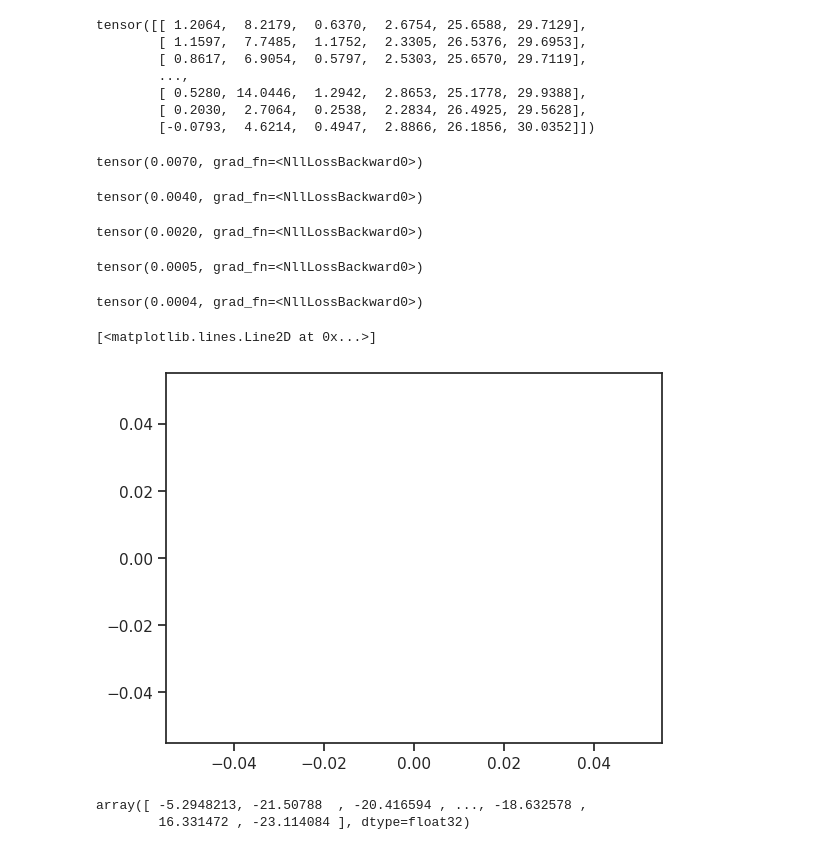
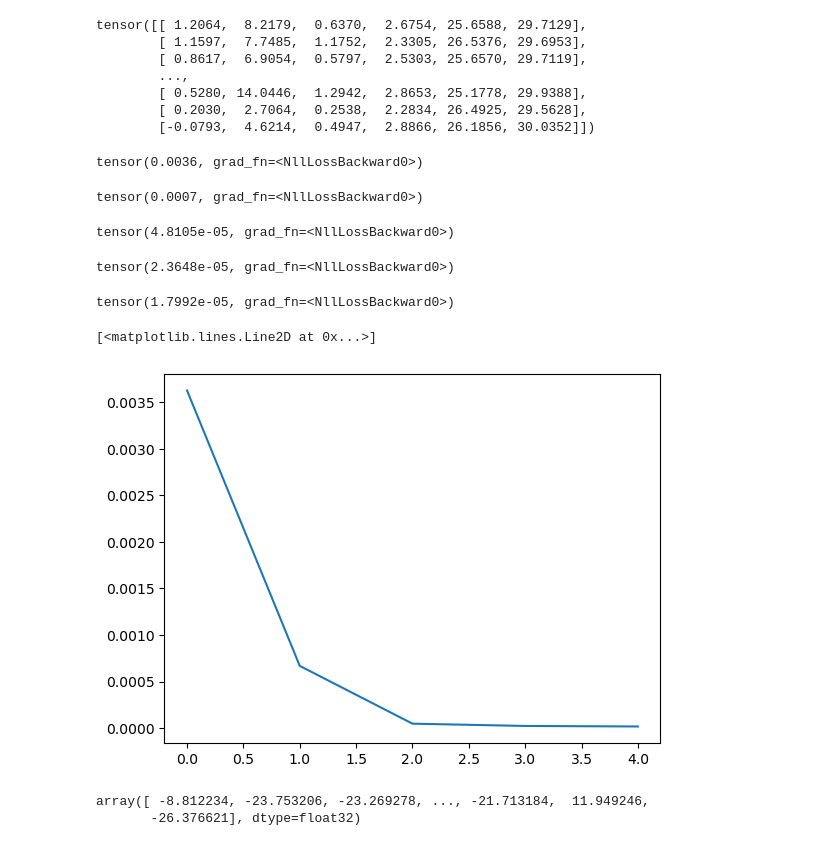
Before and after one commit to ficnawode/pid-ml-lssn, a Jupyter notebook: pid_train.ipynb, the cells around one changed output. Saved outputs shown, nothing was run; the diff lists cells and outputs as text; code cells hidden in the pictures.

```diff
--- a/pid_train.ipynb
+++ b/pid_train.ipynb
@@ -113,3 +7,5 @@ See the caveats in the documentation: https://pandas.pydata.org/pandas-docs/stab
+# %%
+df = pd.read_csv('particle_data.csv')
 # %%
 def train_test_split(df:pd.DataFrame ):
     crosspoint = len(df)*3//4
@@ -184,40 +80,40 @@ tensor([[ 1.2064,  8.2179,  0.6370,  2.6754, 25.6588, 29.7129],
 # %%
 
 
 # training parameters
 n_epochs = 5
 batch_size = 20
 batches_per_epoch = len(X) // batch_size
 loss_history = []
 
 for epoch in range(n_epochs):
     loss = 0
     with tqdm.trange(batches_per_epoch, unit="batch", mininterval=0) as bar:
         bar.set_description(f"Epoch {epoch}")
         for i in bar:
             # take a batch
             start = i * batch_size
             X_batch = X[start:start+batch_size]
             y_batch = y[start:start+batch_size]
             # forward pass
             y_pred = model(X_batch)
             loss = loss_fn(y_pred, y_batch)
             # backward pass
             optimizer.zero_grad()
             loss.backward()
             # update weights
             optimizer.step()
     print(loss)
-    loss_history += loss
+    loss_history.append(loss.item())
 plt.plot([i for i in range(len(loss_history))],loss_history)
 # %% [output]
-tensor(0.0070, grad_fn=<NllLossBackward0>)
+tensor(0.0036, grad_fn=<NllLossBackward0>)
-tensor(0.0040, grad_fn=<NllLossBackward0>)
+tensor(0.0007, grad_fn=<NllLossBackward0>)
-tensor(0.0020, grad_fn=<NllLossBackward0>)
+tensor(4.8105e-05, grad_fn=<NllLossBackward0>)
-tensor(0.0005, grad_fn=<NllLossBackward0>)
+tensor(2.3648e-05, grad_fn=<NllLossBackward0>)
-tensor(0.0004, grad_fn=<NllLossBackward0>)
+tensor(1.7992e-05, grad_fn=<NllLossBackward0>)
 [<matplotlib.lines.Line2D at 0x...>]
-[figure, old version]
+[figure, new version]
 # %%
 torch.save(model.state_dict(), 'particleclassifier.torch')
 # %%
@@ -229,8 +125,8 @@ y_pred = y_pred.detach().numpy()
 
 y_pred.transpose()[0]
 # %% [output]
-array([ -5.2948213, -21.50788  , -20.416594 , ..., -18.632578 ,
-        16.331472 , -23.114084 ], dtype=float32)
+array([ -8.812234, -23.753206, -23.269278, ..., -21.713184,  11.949246,
+       -26.376621], dtype=float32)
 # %%
 X_test['pid'] = Y_test
 X_test['pid_pred0'], X_test['pid_pred1'], X_test['pid_pred2'] = y_pred.transpose()
```
Also changed, not shown: parts of 12 cells of this notebook, 3 other files.
